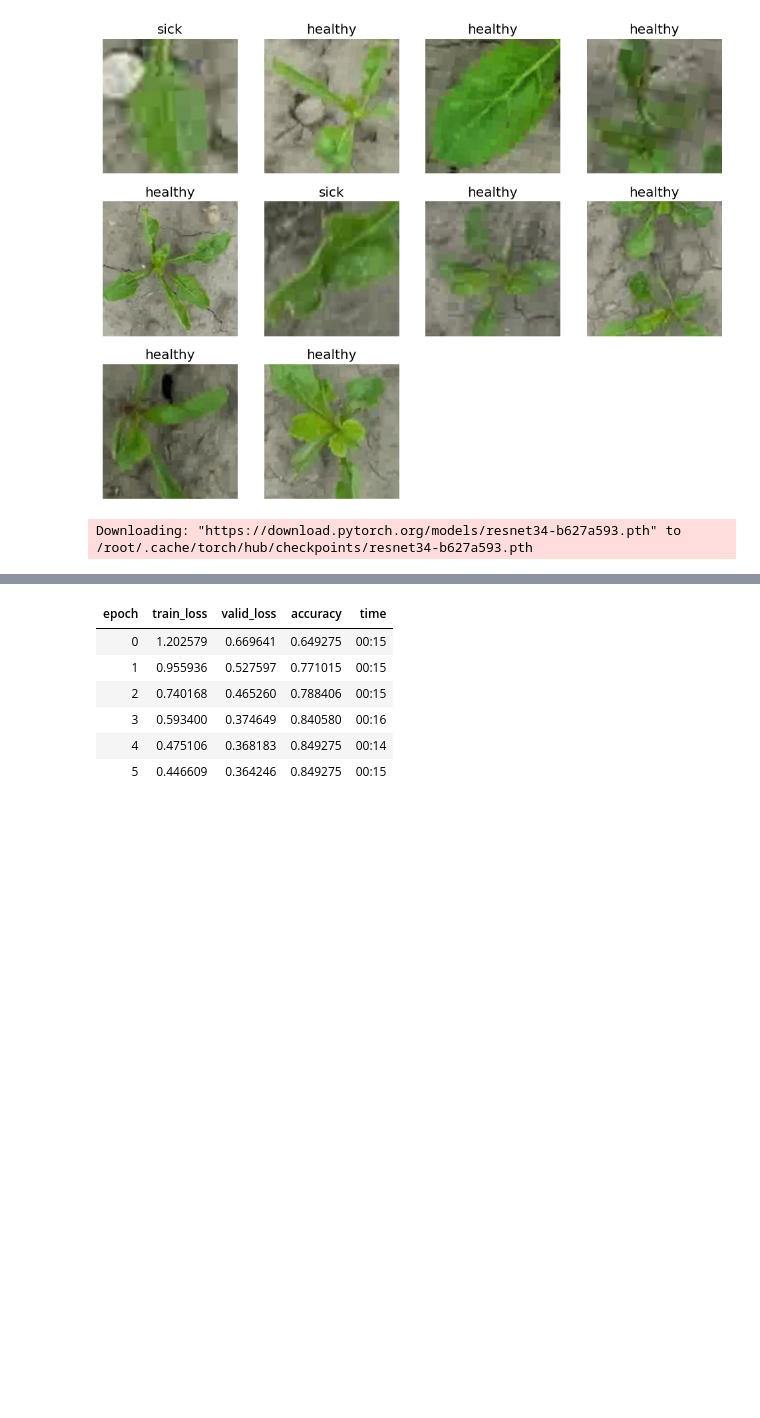
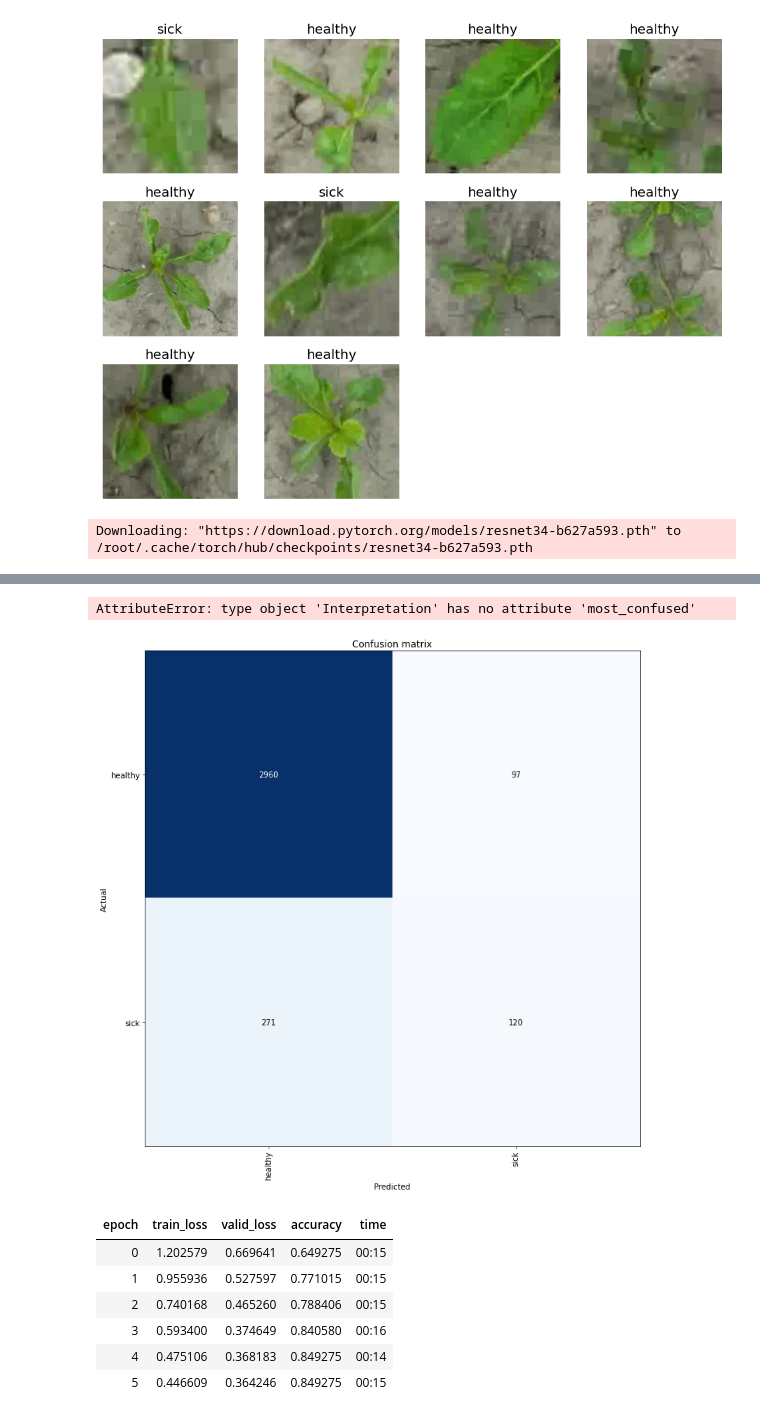
Before and after one commit to Stephaaniee/ProjectWork, a Jupyter notebook: TstTst2.ipynb, the cells around one changed output, grey strips where cells are left out. Cells and saved outputs as stored; diff of their text form; code cells hidden in the pictures; blank space fills up the shorter version.

```diff
--- a/TstTst2.ipynb
+++ b/TstTst2.ipynb
@@ -106,4 +104,5 @@ NameError: name 'learn' is not defined
 #confusion matrix to understnad how the model is behaving with respect to the real data
 results.plot_confusion_matrix(figsize=(12,12), dpi=60) #(The diagonal values are the actual recognized values)
  #The most confussed dataset in the model in this case 3
-interp.most_confused(min_value=3)
+Interpretation.most_confused(min_value=3)
+# %% [output]
@@ -110,3 +110,5 @@ interp.most_confused(min_value=3)
+AttributeError: type object 'Interpretation' has no attribute 'most_confused'
+[figure, added]
 # %%
 
 #Finetuning the model
```
Also changed, not shown: parts of 4 cells of this notebook.
